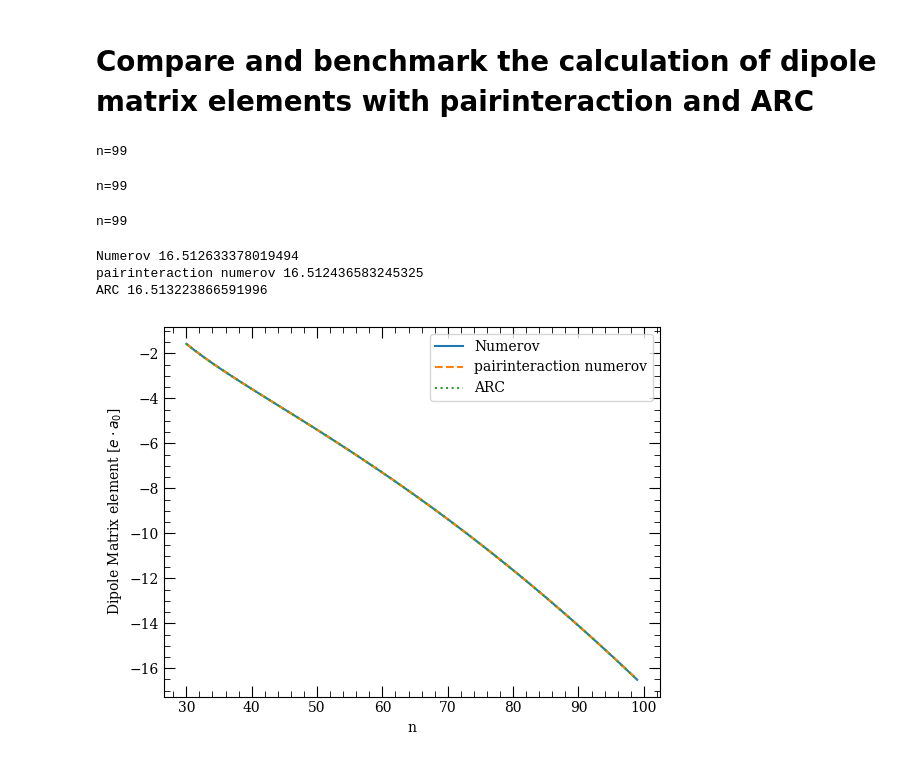
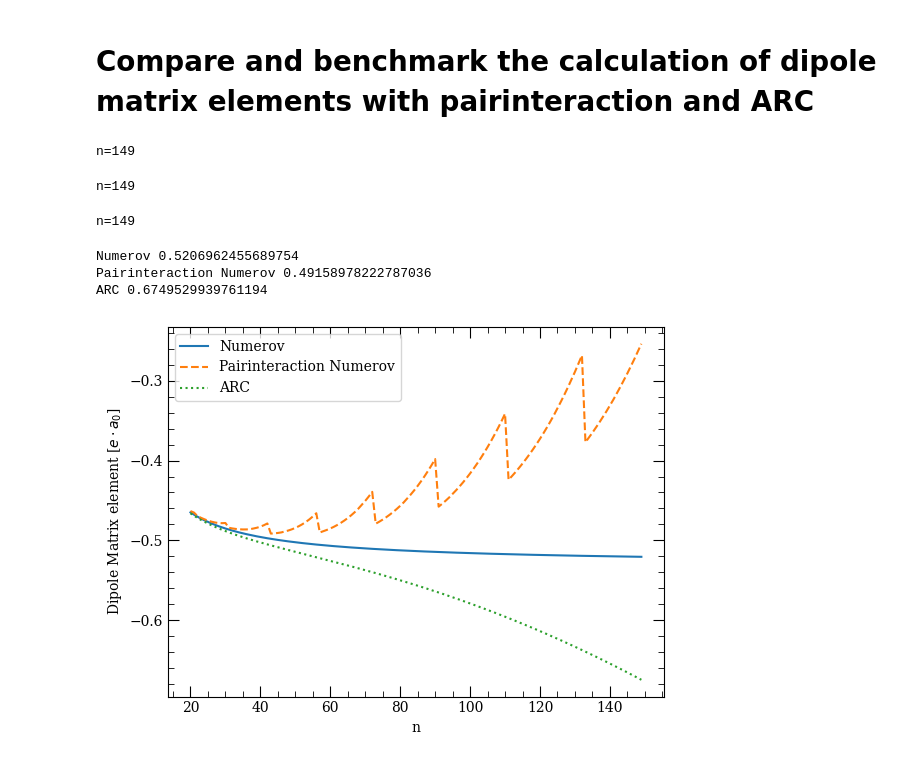
Before and after one commit to pairinteraction/ryd-numerov, a Jupyter notebook: docs/examples/comparisons/compare_dipole_matrix_element.ipynb, the cells around one changed output. Saved outputs shown, nothing was run; the diff lists cells and outputs as text; code cells hidden in the pictures.

```diff
--- a/docs/examples/comparisons/compare_dipole_matrix_element.ipynb
+++ b/docs/examples/comparisons/compare_dipole_matrix_element.ipynb
@@ -47,45 +43,42 @@ matrixelements_dict = {}
+# %%
+results = {}
 # %%
 matrixelements = []
 for qn1, qn2 in zip(qn1_list, qn2_list):
     print(f"n={qn1[0]}", end="\r")
+    q = qn2[-1] - qn1[-1]
     state_i = RydbergState("Rb", *qn1)
     state_f = RydbergState("Rb", *qn2)
-    radial = calc_radial_matrix_element(state_i, state_f, k_radial)
-    angular = calc_angular_matrix_element(state_i, state_f, "p", k_angular, q)
-    dipole = radial * angular
-    matrixelements.append(dipole)
+    dipole_me = state_i.calc_multipole_matrix_element(state_f, 1, 1, q, unit="a.u.")
+    matrixelements.append(dipole_me)
 
-matrixelements_dict["Numerov"] = np.array(matrixelements)
+results["Numerov"] = np.array(matrixelements)
 # %% [output]
-n=99
+n=149
 # %%
-if int(np.__version__.split(".")[0]) < 2:
-    import os
+import os
 
-    from pairinteraction import pireal as pi
+from pairinteraction import pireal as pi
 
-    os.makedirs("./.pairinteraction_cache/", exist_ok=True)
-    cache = pi.MatrixElementCache("./.pairinteraction_cache/")
+os.makedirs("./.pairinteraction_cache/", exist_ok=True)
+cache = pi.MatrixElementCache("./.pairinteraction_cache/")
 
-    cache.setMethod(pi.NUMEROV)
-    matrixelements = []
-    for qn1, qn2 in zip(qn1_list, qn2_list):
-        print(f"n={qn1[0]}", end="\r")
-        state_i = pi.StateOne("Rb", int(qn1[0]), int(qn1[1]), qn1[2], qn1[3])
-        state_f = pi.StateOne("Rb", int(qn2[0]), int(qn2[1]), qn2[2], qn2[3])
+cache.setMethod(pi.NUMEROV)
+matrixelements = []
+for qn1, qn2 in zip(qn1_list, qn2_list):
+    print(f"n={qn1[0]}", end="\r")
+    state_i = pi.StateOne("Rb", int(qn1[0]), int(qn1[1]), qn1[2], qn1[3])
+    state_f = pi.StateOne("Rb", int(qn2[0]), int(qn2[1]), qn2[2], qn2[3])
 
-        dipole = cache.getElectricMultipole(state_i, state_f, k_radial, k_angular)
-        matrixelements.append(dipole)
+    dipole_me = cache.getElectricMultipole(state_i, state_f, 1, 1)
+    matrixelements.append(dipole_me)
 
-    matrixelements = np.array(matrixelements)
-    pi_unit_to_au = (ureg.Quantity(1, "cm/V") * ureg.Quantity(1, "GHz").to("J", "spectroscopy")).to("e * a_0").magnitude
+pi_unit_to_au = (ureg.Quantity(1, "cm/V") * ureg.Quantity(1, "GHz").to("J", "spectroscopy")).to("e * a_0").magnitude
+matrixelements = np.array(matrixelements) * pi_unit_to_au
 
-    matrixelements_dict["pairinteraction numerov"] = matrixelements * pi_unit_to_au
-
-else:
-    print(f"pairinteraction not available with numpy >= 2.0, but numpy {np.__version__} is installed.")
+results["Pairinteraction Numerov"] = matrixelements
 # %% [output]
-n=99
+n=149
 # %%
 import arc
 
@@ -94,33 +87,40 @@ atom = arc.Rubidium87()
 matrixelements = []
 for qn1, qn2 in zip(qn1_list, qn2_list):
     print(f"n={qn1[0]}", end="\r")
+    q = int(qn2[-1] - qn1[-1])
     v = atom.getDipoleMatrixElement(
-        *qn1,
-        *qn2,
-        q=q,
+        int(qn1[0]),
+        int(qn1[1]),
+        float(qn1[2]),
+        float(qn1[3]),
+        int(qn2[0]),
+        int(qn2[1]),
+        float(qn2[2]),
+        float(qn2[3]),
+        q=int(q),
     )
     matrixelements.append(v)
 
-matrixelements_dict["ARC"] = np.array(matrixelements)
+results["ARC"] = np.array(matrixelements)
 # %% [output]
-n=99
+n=149
 # %%
-ls_dict = {"pairinteraction numerov": "--", "ARC": ":"}
+ls_dict = {"Pairinteraction Numerov": "--", "ARC": ":"}
 
 fig, ax = plt.subplots()
 
-for key, values in matrixelements_dict.items():
+for key, values in results.items():
     ls = ls_dict.get(key, "-")
     ax.plot(n_list, values, ls=ls, label=key)
     print(key, np.max(np.abs(values)))
 
 ax.set_xlabel("n")
 ax.set_ylabel(r"Dipole Matrix element [$e \cdot a_0$]")
 
 ax.legend()
 plt.show()
 # %% [output]
-Numerov 16.512633378019494
-pairinteraction numerov 16.512436583245325
-ARC 16.513223866591996
+Numerov 0.5206962455689754
+Pairinteraction Numerov 0.49158978222787036
+ARC 0.6749529939761194
-[figure, old version]
+[figure, new version]
```
Also changed, not shown: parts of 3 cells of this notebook, 5 other files.
